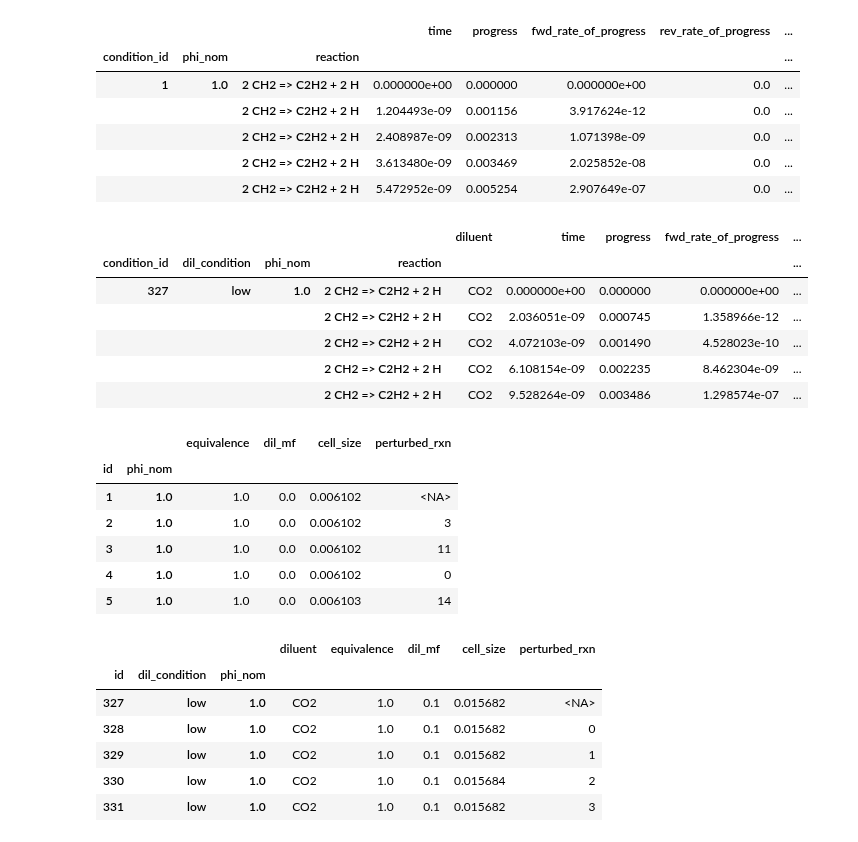
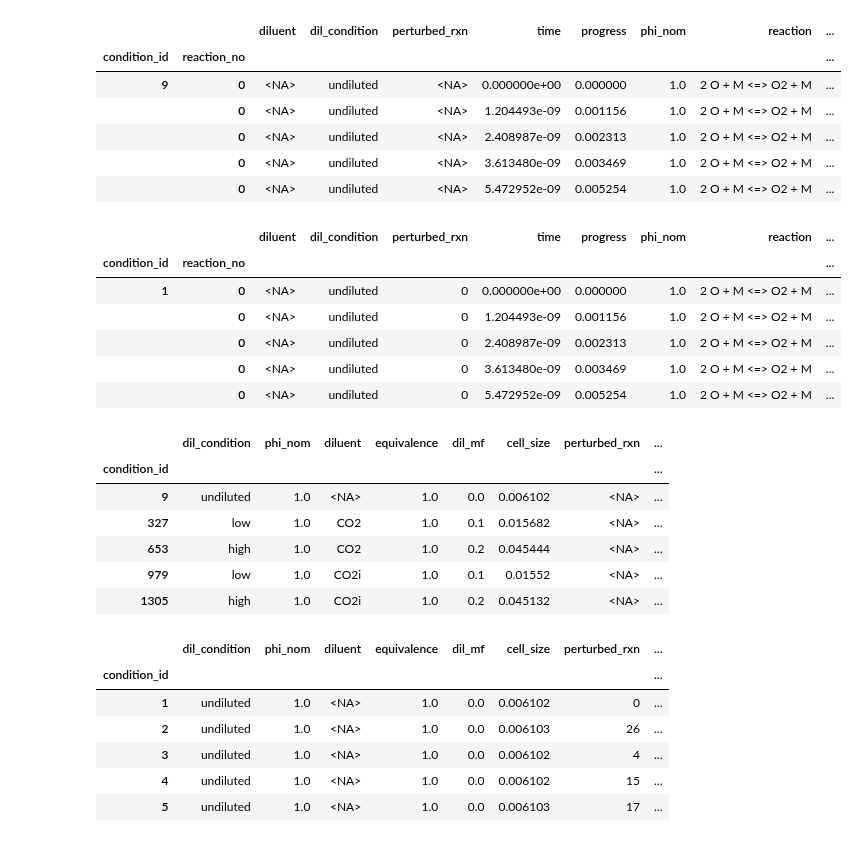
Before and after one commit to cartemic/DetResearch, a Jupyter notebook: scripts/perturbation_study/Results.ipynb, the cells around one changed output. Saved outputs shown, nothing was run; the diff lists cells and outputs as text; code cells hidden in the pictures.

```diff
--- a/scripts/perturbation_study/Results.ipynb
+++ b/scripts/perturbation_study/Results.ipynb
@@ -39,45 +40,45 @@ from scripts.perturbation_study import data
 # %%
 reactions = data.load_reactions()
 # %%
-reactions.undiluted.head()
+reactions.unperturbed.head()
 # %% [output]
-|  |  |  | time | progress | fwd_rate_of_progress | rev_rate_of_progress | ... |
-| condition_id | phi_nom | reaction |  |  |  |  | ... |
-| 1 | 1.0 | 2 CH2 => C2H2 + 2 H | 0.000000e+00 | 0.000000 | 0.000000e+00 | 0.0 | ... |
-|  |  | 2 CH2 => C2H2 + 2 H | 1.204493e-09 | 0.001156 | 3.917624e-12 | 0.0 | ... |
-|  |  | 2 CH2 => C2H2 + 2 H | 2.408987e-09 | 0.002313 | 1.071398e-09 | 0.0 | ... |
-|  |  | 2 CH2 => C2H2 + 2 H | 3.613480e-09 | 0.003469 | 2.025852e-08 | 0.0 | ... |
-|  |  | 2 CH2 => C2H2 + 2 H | 5.472952e-09 | 0.005254 | 2.907649e-07 | 0.0 | ... |
+|  |  | diluent | dil_condition | perturbed_rxn | time | progress | phi_nom | reaction | ... |
+| condition_id | reaction_no |  |  |  |  |  |  |  | ... |
+| 9 | 0 | <NA> | undiluted | <NA> | 0.000000e+00 | 0.000000 | 1.0 | 2 O + M <=> O2 + M | ... |
+|  | 0 | <NA> | undiluted | <NA> | 1.204493e-09 | 0.001156 | 1.0 | 2 O + M <=> O2 + M | ... |
+|  | 0 | <NA> | undiluted | <NA> | 2.408987e-09 | 0.002313 | 1.0 | 2 O + M <=> O2 + M | ... |
+|  | 0 | <NA> | undiluted | <NA> | 3.613480e-09 | 0.003469 | 1.0 | 2 O + M <=> O2 + M | ... |
+|  | 0 | <NA> | undiluted | <NA> | 5.472952e-09 | 0.005254 | 1.0 | 2 O + M <=> O2 + M | ... |
 # %%
-reactions.diluted.head()
+reactions.perturbed.head()
 # %% [output]
-|  |  |  |  | diluent | time | progress | fwd_rate_of_progress | ... |
-| condition_id | dil_condition | phi_nom | reaction |  |  |  |  | ... |
-| 327 | low | 1.0 | 2 CH2 => C2H2 + 2 H | CO2 | 0.000000e+00 | 0.000000 | 0.000000e+00 | ... |
-|  |  |  | 2 CH2 => C2H2 + 2 H | CO2 | 2.036051e-09 | 0.000745 | 1.358966e-12 | ... |
-|  |  |  | 2 CH2 => C2H2 + 2 H | CO2 | 4.072103e-09 | 0.001490 | 4.528023e-10 | ... |
-|  |  |  | 2 CH2 => C2H2 + 2 H | CO2 | 6.108154e-09 | 0.002235 | 8.462304e-09 | ... |
-|  |  |  | 2 CH2 => C2H2 + 2 H | CO2 | 9.528264e-09 | 0.003486 | 1.298574e-07 | ... |
+|  |  | diluent | dil_condition | perturbed_rxn | time | progress | phi_nom | reaction | ... |
+| condition_id | reaction_no |  |  |  |  |  |  |  | ... |
+| 1 | 0 | <NA> | undiluted | 0 | 0.000000e+00 | 0.000000 | 1.0 | 2 O + M <=> O2 + M | ... |
+|  | 0 | <NA> | undiluted | 0 | 1.204493e-09 | 0.001156 | 1.0 | 2 O + M <=> O2 + M | ... |
+|  | 0 | <NA> | undiluted | 0 | 2.408987e-09 | 0.002313 | 1.0 | 2 O + M <=> O2 + M | ... |
+|  | 0 | <NA> | undiluted | 0 | 3.613480e-09 | 0.003469 | 1.0 | 2 O + M <=> O2 + M | ... |
+|  | 0 | <NA> | undiluted | 0 | 5.472952e-09 | 0.005254 | 1.0 | 2 O + M <=> O2 + M | ... |
 # %%
 conditions = data.load_conditions()
 # %%
-conditions.undiluted.head()
+conditions.unperturbed.head()
 # %% [output]
-|  |  | equivalence | dil_mf | cell_size | perturbed_rxn |
-| id | phi_nom |  |  |  |  |
-| 1 | 1.0 | 1.0 | 0.0 | 0.006102 | <NA> |
-| 2 | 1.0 | 1.0 | 0.0 | 0.006102 | 3 |
-| 3 | 1.0 | 1.0 | 0.0 | 0.006102 | 11 |
-| 4 | 1.0 | 1.0 | 0.0 | 0.006102 | 0 |
-| 5 | 1.0 | 1.0 | 0.0 | 0.006103 | 14 |
+|  | dil_condition | phi_nom | diluent | equivalence | dil_mf | cell_size | perturbed_rxn | ... |
+| condition_id |  |  |  |  |  |  |  | ... |
+| 9 | undiluted | 1.0 | <NA> | 1.0 | 0.0 | 0.006102 | <NA> | ... |
+| 327 | low | 1.0 | CO2 | 1.0 | 0.1 | 0.015682 | <NA> | ... |
+| 653 | high | 1.0 | CO2 | 1.0 | 0.2 | 0.045444 | <NA> | ... |
+| 979 | low | 1.0 | CO2i | 1.0 | 0.1 | 0.01552 | <NA> | ... |
+| 1305 | high | 1.0 | CO2i | 1.0 | 0.2 | 0.045132 | <NA> | ... |
 # %%
-conditions.diluted.head()
+conditions.perturbed.head()
 # %% [output]
-|  |  |  | diluent | equivalence | dil_mf | cell_size | perturbed_rxn |
-| id | dil_condition | phi_nom |  |  |  |  |  |
-| 327 | low | 1.0 | CO2 | 1.0 | 0.1 | 0.015682 | <NA> |
-| 328 | low | 1.0 | CO2 | 1.0 | 0.1 | 0.015682 | 0 |
-| 329 | low | 1.0 | CO2 | 1.0 | 0.1 | 0.015682 | 1 |
-| 330 | low | 1.0 | CO2 | 1.0 | 0.1 | 0.015684 | 2 |
-| 331 | low | 1.0 | CO2 | 1.0 | 0.1 | 0.015682 | 3 |
+|  | dil_condition | phi_nom | diluent | equivalence | dil_mf | cell_size | perturbed_rxn | ... |
+| condition_id |  |  |  |  |  |  |  | ... |
+| 1 | undiluted | 1.0 | <NA> | 1.0 | 0.0 | 0.006102 | 0 | ... |
+| 2 | undiluted | 1.0 | <NA> | 1.0 | 0.0 | 0.006103 | 26 | ... |
+| 3 | undiluted | 1.0 | <NA> | 1.0 | 0.0 | 0.006102 | 4 | ... |
+| 4 | undiluted | 1.0 | <NA> | 1.0 | 0.0 | 0.006102 | 15 | ... |
+| 5 | undiluted | 1.0 | <NA> | 1.0 | 0.0 | 0.006103 | 17 | ... |
 # %%
```
Also changed, not shown: parts of 5 cells of this notebook.
